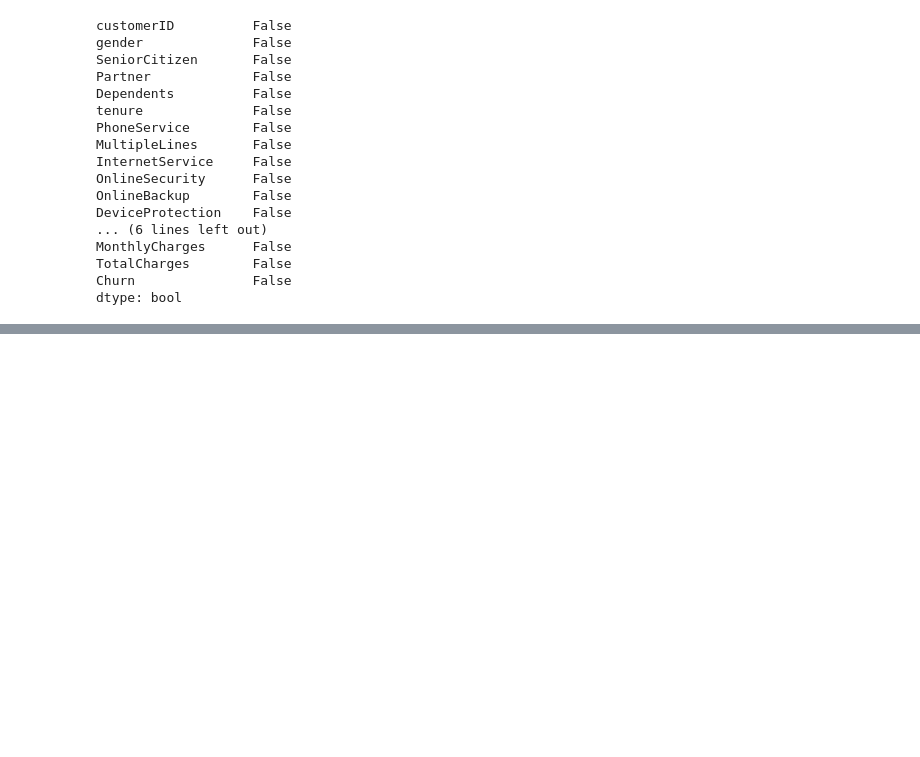
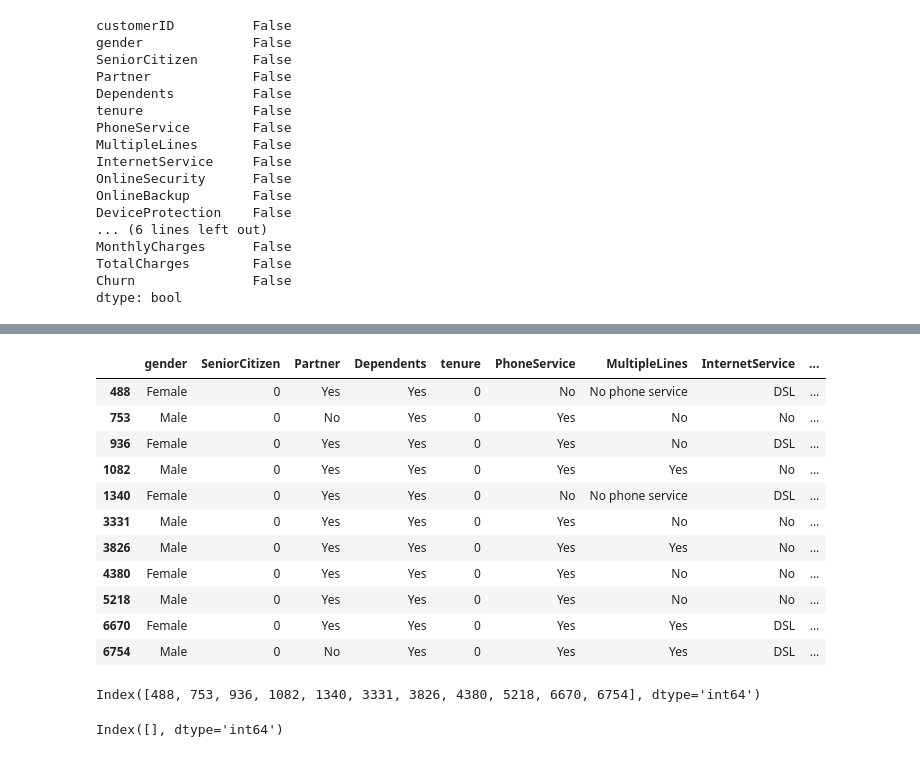
Before and after one commit to aalhadramteke/Customer-Churn-Prediction, a Jupyter notebook: main.ipynb, the cells around one changed output, grey strips where cells are left out. Saved outputs shown, nothing was run; the diff lists cells and outputs as text; code cells hidden in the pictures; blank space fills up the shorter version.

```diff
--- a/main.ipynb
+++ b/main.ipynb
@@ -111,0 +110,3 @@ np.int64(0)
+# %%
+df = df.drop(['customerID'], axis = 1)
+df.head()
@@ -111,0 +120,3 @@ np.int64(0)
+# %%
+df['TotalCharges'] = pd.to_numeric(df.TotalCharges, errors='coerce')
+df.isnull().sum()
@@ -111,0 +141,24 @@ np.int64(0)
+# %%
+df[np.isnan(df['TotalCharges'])]
+# %% [output]
+|  | gender | SeniorCitizen | Partner | Dependents | tenure | PhoneService | MultipleLines | InternetService | ... |
+| 488 | Female | 0 | Yes | Yes | 0 | No | No phone service | DSL | ... |
+| 753 | Male | 0 | No | Yes | 0 | Yes | No | No | ... |
+| 936 | Female | 0 | Yes | Yes | 0 | Yes | No | DSL | ... |
+| 1082 | Male | 0 | Yes | Yes | 0 | Yes | Yes | No | ... |
+| 1340 | Female | 0 | Yes | Yes | 0 | No | No phone service | DSL | ... |
+| 3331 | Male | 0 | Yes | Yes | 0 | Yes | No | No | ... |
+| 3826 | Male | 0 | Yes | Yes | 0 | Yes | Yes | No | ... |
+| 4380 | Female | 0 | Yes | Yes | 0 | Yes | No | No | ... |
+| 5218 | Male | 0 | Yes | Yes | 0 | Yes | No | No | ... |
+| 6670 | Female | 0 | Yes | Yes | 0 | Yes | Yes | DSL | ... |
+| 6754 | Male | 0 | No | Yes | 0 | Yes | Yes | DSL | ... |
+# %%
+df[df['tenure'] == 0].index
+# %% [output]
+Index([488, 753, 936, 1082, 1340, 3331, 3826, 4380, 5218, 6670, 6754], dtype='int64')
+# %%
+df.drop(labels=df[df['tenure'] == 0].index, axis=0, inplace=True)
+df[df['tenure'] == 0].index
+# %% [output]
+Index([], dtype='int64')
```
Also changed, not shown: parts of 9 cells of this notebook.
